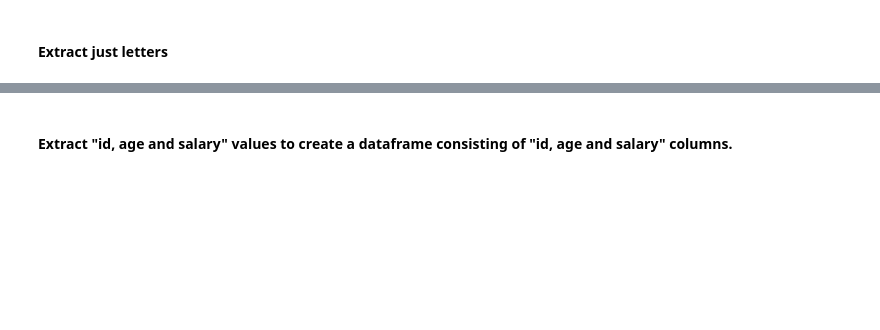
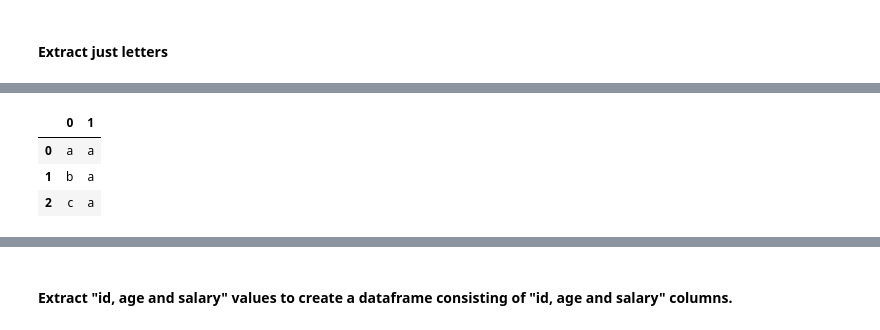
Before and after one commit to huseyin79/02_DATA_ANALYTICS_MODULE, a Jupyter notebook: 3- Classes & Labs/2- DAwPY/DAwPy_S11_Part_01_(RegEx in Python).ipynb, the cells around one changed output, grey strips where cells are left out. Cells and saved outputs as stored; diff of their text form; code cells hidden in the pictures; blank space fills up the shorter version.

```diff
--- a/3- Classes & Labs/2- DAwPY/DAwPy_S11_Part_01_(RegEx in Python).ipynb
+++ b/3- Classes & Labs/2- DAwPY/DAwPy_S11_Part_01_(RegEx in Python).ipynb
@@ -775,2 +1036,9 @@ s.str.extract("(\D)\d(\D)(\D)")
+# %%
+s.str.extract("(\D)\d(\D)")
+# %% [output]
+|  | 0 | 1 |
+| 0 | a | a |
+| 1 | b | a |
+| 2 | c | a |
 # %%
 s.str.extract("(\D)\d(\D+)")
```
Also changed, not shown: parts of 83 cells of this notebook, 4 other files.
